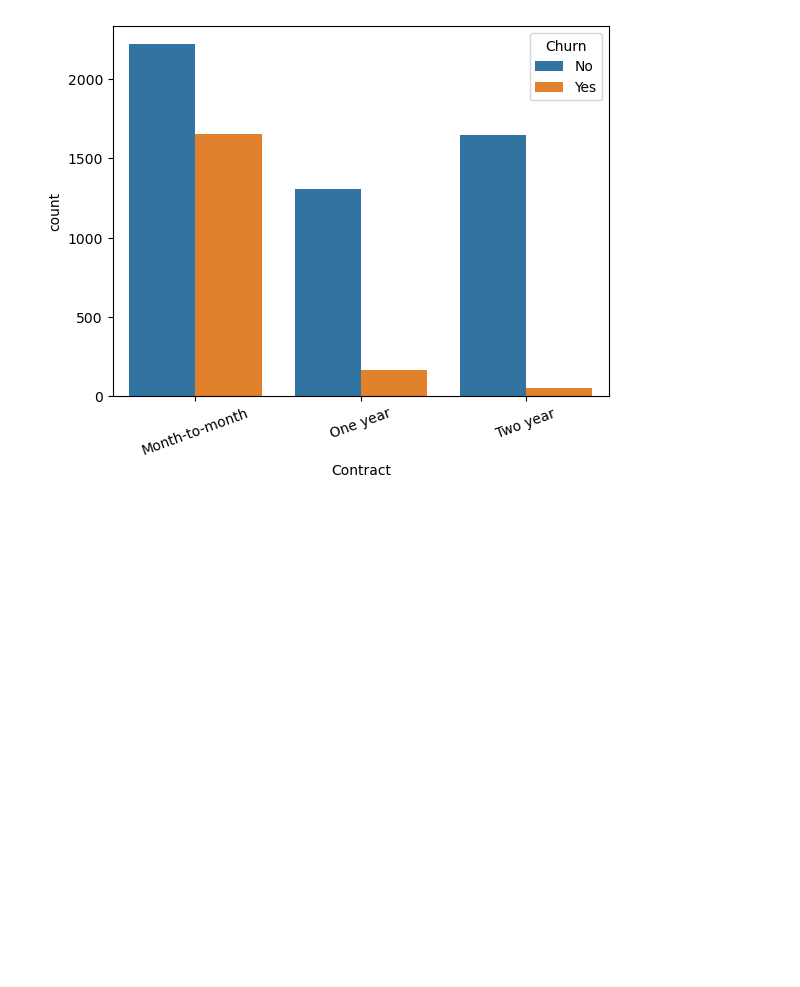
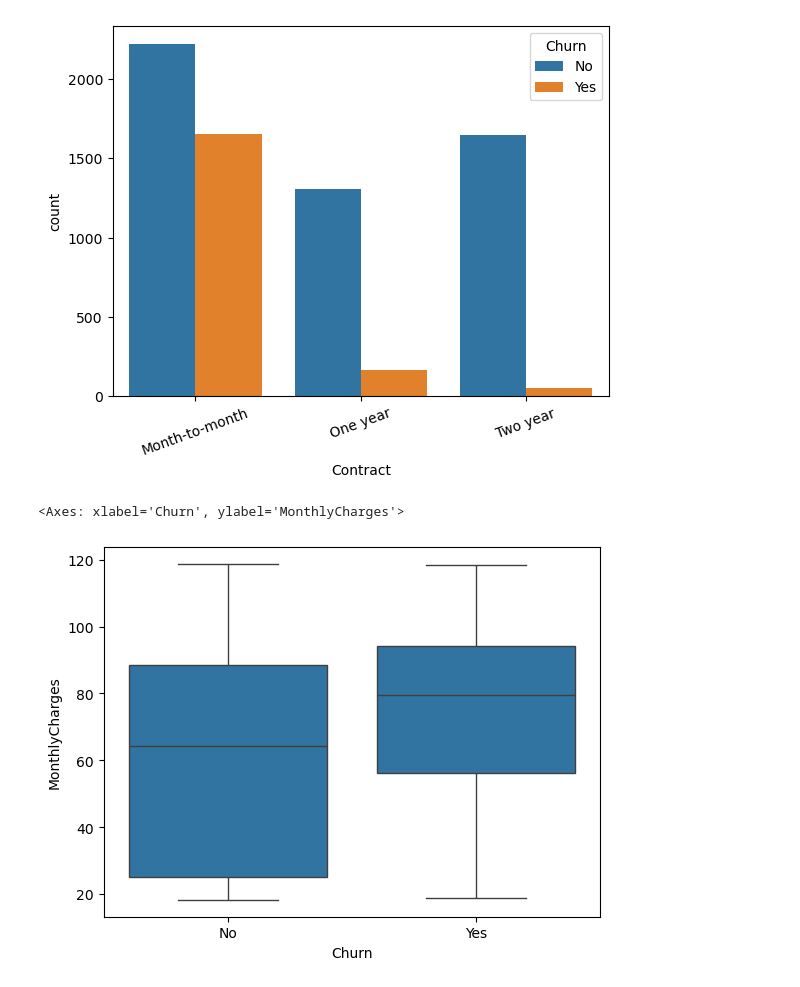
Before and after one commit to Samm-05/telecom-churn-prediction, a Jupyter notebook: notebooks/03_eda.ipynb, the cells around one changed output. Drawn from its saved outputs; the diff is of its cells as text; code cells hidden in the pictures; blank space fills up the shorter version.

```diff
--- a/notebooks/03_eda.ipynb
+++ b/notebooks/03_eda.ipynb
@@ -36,3 +36,12 @@ plt.xticks(rotation=20)
 plt.show()
 # %% [output]
 [figure]
+# %%
+sns.boxplot(
+    x="Churn",
+    y="MonthlyCharges",
+    data=df
+)
+# %% [output]
+<Axes: xlabel='Churn', ylabel='MonthlyCharges'>
+[figure, added]
```
